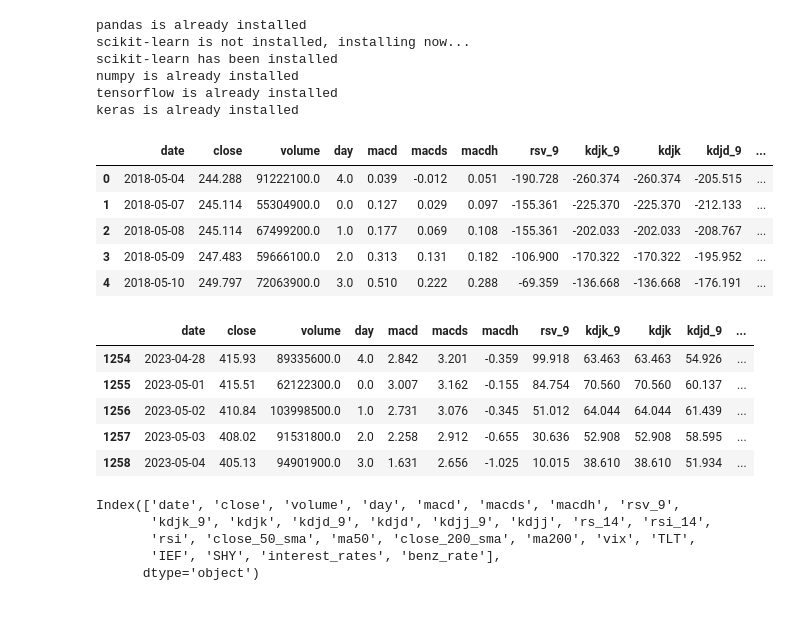
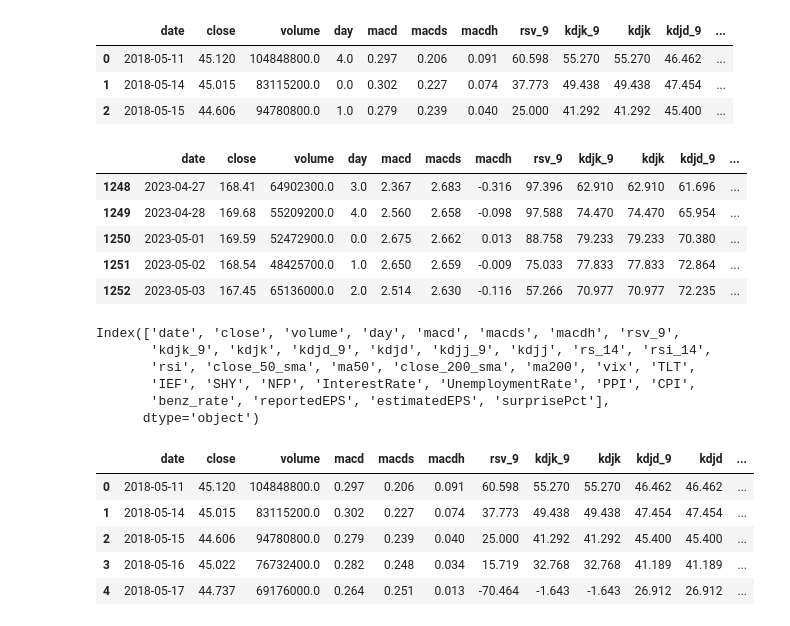
Before and after one commit to yaoyzz/Finance-LLM, a Jupyter notebook: lstm/lstm.ipynb, the cells around one changed output. Cells and saved outputs as stored; diff of their text form; code cells hidden in the pictures.

```diff
--- a/lstm/lstm.ipynb
+++ b/lstm/lstm.ipynb
@@ -1,21 +1,21 @@
 # %%
-import importlib
-import subprocess
+# import importlib
+# import subprocess
 
-def import_or_install(package):
-            try:
-                importlib.import_module(package)
-                print(f'{package} is already installed')
-            except ImportError:
-                print(f'{package} is not installed, installing now...')
-                subprocess.check_call(['pip', 'install', package])
-                print(f'{package} has been installed')
+# def import_or_install(package):
+#             try:
+#                 importlib.import_module(package)
+#                 print(f'{package} is already installed')
+#             except ImportError:
+#                 print(f'{package} is not installed, installing now...')
+#                 subprocess.check_call(['pip', 'install', package])
+#                 print(f'{package} has been installed')
 
-import_or_install('pandas')
-import_or_install('scikit-learn')
-import_or_install('numpy')
-import_or_install('tensorflow')
-import_or_install('keras')
+# import_or_install('pandas')
+# import_or_install('scikit-learn')
+# import_or_install('numpy')
+# import_or_install('tensorflow')
+# import_or_install('keras')
 
 import pandas as pd
 import pandas_market_calendars as mcal
@@ -28,42 +28,52 @@ from tensorflow.keras.optimizers import Adam
 from keras.models import Sequential
 from keras.layers import Dense, LSTM, Dropout
 import numpy as np
-# %% [output]
-pandas is already installed
-scikit-learn is not installed, installing now...
-scikit-learn has been installed
-numpy is already installed
-tensorflow is already installed
-keras is already installed
 # %%
 try:
-    data = pd.read_csv('../data/cleaned_data.csv')
+    data = pd.read_csv('../data/AAPL_cleaned_data.csv')
 except:
     data = pd.read_csv('~/Documents/GitHub/Finance-LLM/data/cleaned_data.csv')
 data_original = data.copy()
-data.head()
+data.head(3)
 # %% [output]
 |  | date | close | volume | day | macd | macds | macdh | rsv_9 | kdjk_9 | kdjk | kdjd_9 | ... |
-| 0 | 2018-05-04 | 244.288 | 91222100.0 | 4.0 | 0.039 | -0.012 | 0.051 | -190.728 | -260.374 | -260.374 | -205.515 | ... |
-| 1 | 2018-05-07 | 245.114 | 55304900.0 | 0.0 | 0.127 | 0.029 | 0.097 | -155.361 | -225.370 | -225.370 | -212.133 | ... |
-| 2 | 2018-05-08 | 245.114 | 67499200.0 | 1.0 | 0.177 | 0.069 | 0.108 | -155.361 | -202.033 | -202.033 | -208.767 | ... |
-| 3 | 2018-05-09 | 247.483 | 59666100.0 | 2.0 | 0.313 | 0.131 | 0.182 | -106.900 | -170.322 | -170.322 | -195.952 | ... |
-| 4 | 2018-05-10 | 249.797 | 72063900.0 | 3.0 | 0.510 | 0.222 | 0.288 | -69.359 | -136.668 | -136.668 | -176.191 | ... |
+| 0 | 2018-05-11 | 45.120 | 104848800.0 | 4.0 | 0.297 | 0.206 | 0.091 | 60.598 | 55.270 | 55.270 | 46.462 | ... |
+| 1 | 2018-05-14 | 45.015 | 83115200.0 | 0.0 | 0.302 | 0.227 | 0.074 | 37.773 | 49.438 | 49.438 | 47.454 | ... |
+| 2 | 2018-05-15 | 44.606 | 94780800.0 | 1.0 | 0.279 | 0.239 | 0.040 | 25.000 | 41.292 | 41.292 | 45.400 | ... |
 # %%
 data_original.tail()
 # %% [output]
 |  | date | close | volume | day | macd | macds | macdh | rsv_9 | kdjk_9 | kdjk | kdjd_9 | ... |
-| 1254 | 2023-04-28 | 415.93 | 89335600.0 | 4.0 | 2.842 | 3.201 | -0.359 | 99.918 | 63.463 | 63.463 | 54.926 | ... |
-| 1255 | 2023-05-01 | 415.51 | 62122300.0 | 0.0 | 3.007 | 3.162 | -0.155 | 84.754 | 70.560 | 70.560 | 60.137 | ... |
-| 1256 | 2023-05-02 | 410.84 | 103998500.0 | 1.0 | 2.731 | 3.076 | -0.345 | 51.012 | 64.044 | 64.044 | 61.439 | ... |
-| 1257 | 2023-05-03 | 408.02 | 91531800.0 | 2.0 | 2.258 | 2.912 | -0.655 | 30.636 | 52.908 | 52.908 | 58.595 | ... |
-| 1258 | 2023-05-04 | 405.13 | 94901900.0 | 3.0 | 1.631 | 2.656 | -1.025 | 10.015 | 38.610 | 38.610 | 51.934 | ... |
+| 1248 | 2023-04-27 | 168.41 | 64902300.0 | 3.0 | 2.367 | 2.683 | -0.316 | 97.396 | 62.910 | 62.910 | 61.696 | ... |
+| 1249 | 2023-04-28 | 169.68 | 55209200.0 | 4.0 | 2.560 | 2.658 | -0.098 | 97.588 | 74.470 | 74.470 | 65.954 | ... |
+| 1250 | 2023-05-01 | 169.59 | 52472900.0 | 0.0 | 2.675 | 2.662 | 0.013 | 88.758 | 79.233 | 79.233 | 70.380 | ... |
+| 1251 | 2023-05-02 | 168.54 | 48425700.0 | 1.0 | 2.650 | 2.659 | -0.009 | 75.033 | 77.833 | 77.833 | 72.864 | ... |
+| 1252 | 2023-05-03 | 167.45 | 65136000.0 | 2.0 | 2.514 | 2.630 | -0.116 | 57.266 | 70.977 | 70.977 | 72.235 | ... |
 # %%
 data.columns
 # %% [output]
 Index(['date', 'close', 'volume', 'day', 'macd', 'macds', 'macdh', 'rsv_9',
        'kdjk_9', 'kdjk', 'kdjd_9', 'kdjd', 'kdjj_9', 'kdjj', 'rs_14', 'rsi_14',
        'rsi', 'close_50_sma', 'ma50', 'close_200_sma', 'ma200', 'vix', 'TLT',
-       'IEF', 'SHY', 'interest_rates', 'benz_rate'],
+       'IEF', 'SHY', 'NFP', 'InterestRate', 'UnemploymentRate', 'PPI', 'CPI',
+       'benz_rate', 'reportedEPS', 'estimatedEPS', 'surprisePct'],
       dtype='object')
+# %%
+# Preprocess encoding date using sin and cos functions
+data['date'] = pd.to_datetime(data['date'])
+data['month_sin'] = np.sin(2*np.pi*data['date'].dt.month/12)
+data['month_cos'] = np.cos(2*np.pi*data['date'].dt.month/12)
+data['day_of_month_sin'] = np.sin(2*np.pi*data['date'].dt.day/31)
+data['day_of_month_cos'] = np.cos(2*np.pi*data['date'].dt.day/31)
+data['day_of_week_sin'] = np.sin(2*np.pi*data['day']/5)
+data['day_of_week_cos'] = np.cos(2*np.pi*data['day']/5)
+data = data.drop('day', axis=1)
+data.head()
+# %% [output]
+|  | date | close | volume | macd | macds | macdh | rsv_9 | kdjk_9 | kdjk | kdjd_9 | kdjd | ... |
+| 0 | 2018-05-11 | 45.120 | 104848800.0 | 0.297 | 0.206 | 0.091 | 60.598 | 55.270 | 55.270 | 46.462 | 46.462 | ... |
+| 1 | 2018-05-14 | 45.015 | 83115200.0 | 0.302 | 0.227 | 0.074 | 37.773 | 49.438 | 49.438 | 47.454 | 47.454 | ... |
+| 2 | 2018-05-15 | 44.606 | 94780800.0 | 0.279 | 0.239 | 0.040 | 25.000 | 41.292 | 41.292 | 45.400 | 45.400 | ... |
+| 3 | 2018-05-16 | 45.022 | 76732400.0 | 0.282 | 0.248 | 0.034 | 15.719 | 32.768 | 32.768 | 41.189 | 41.189 | ... |
+| 4 | 2018-05-17 | 44.737 | 69176000.0 | 0.264 | 0.251 | 0.013 | -70.464 | -1.643 | -1.643 | 26.912 | 26.912 | ... |
 # %%
```
Also changed, not shown: parts of 20 cells of this notebook, 12 other files.
